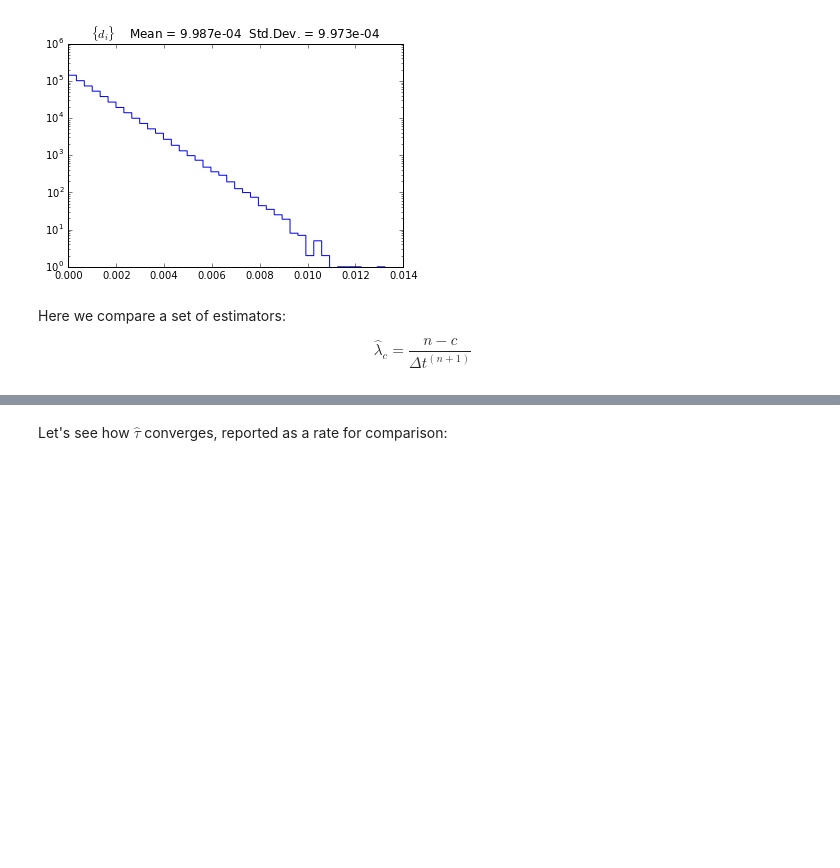
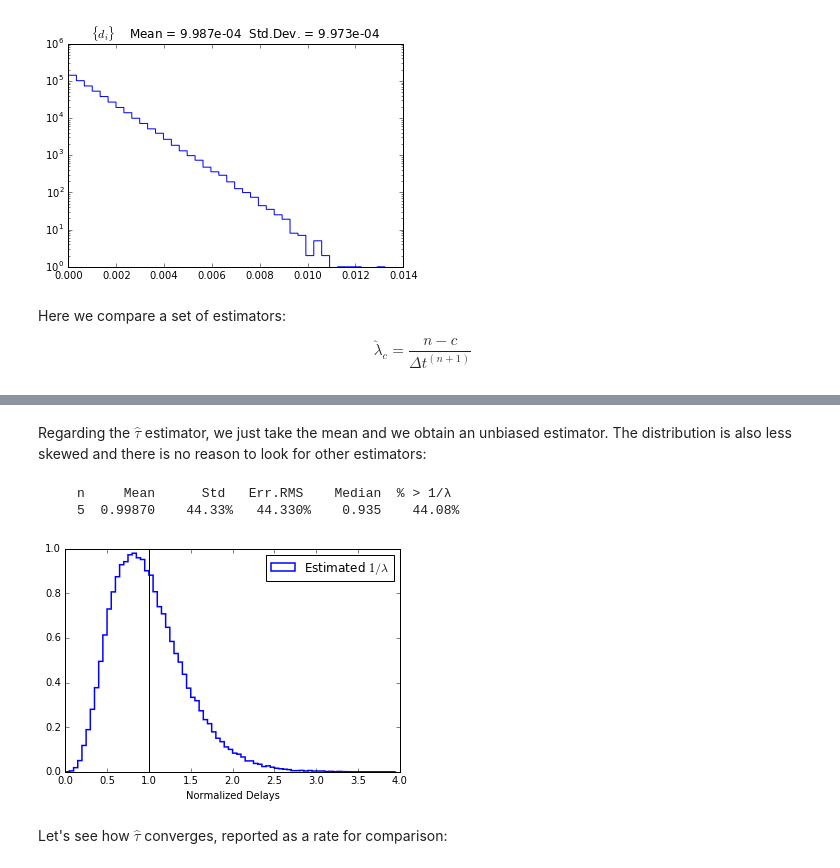
Before and after one commit to tritemio/notebooks, a Jupyter notebook: Estimation of rates of random events.ipynb, the cells around one changed output, grey strips where cells are left out. Saved outputs shown, nothing was run; the diff lists cells and outputs as text; code cells hidden in the pictures; blank space fills up the shorter version.

```diff
--- a/Estimation of rates of random events.ipynb
+++ b/Estimation of rates of random events.ipynb
@@ -130,5 +131,26 @@ We can observe that:
   a rate $\ge \lambda$ 56% of times.
 - with $c = 1/3$, the estimator has median equal to the true rate.
+# %% [markdown]
+Regarding the $\hat{\tau}$ estimator, we just take the mean and
+we obtain an unbiased estimator. The distribution is also less skewed
+and there is no reason to look for other estimators:
+# %%
+kws = dict(bins=np.arange(0, 4, 0.05), histtype='step', lw=1.5, normed=True)
+print('{:>6} {:>8} {:>8}  {:>8}  {:>8} {:>8}'
+      .format('n', 'Mean', 'Std', 'Err.RMS', 'Median', '% > 1/λ'))
+d_h = np.mean(d1, axis=1) * λ
+d_h_err_rms = np.sqrt(np.mean(((d_h - 1)**2)))
+plt.hist(d_h, **kws, label = 'Estimated $1/\lambda$');
+print('%6d %8.5f %8.2f%% %8.3f%% %8.3f %8.2f%%' %
+      (n, d_h.mean(), d_h.std()*100, d_h_err_rms*100, np.median(d_h),
+      (d_h > 1).sum() * 100 / num_iter))
+plt.legend()
+plt.xlabel('Normalized Delays')
+plt.axvline(1, color='k');
+# %% [output]
+     n     Mean      Std   Err.RMS    Median  % > 1/λ
+     5  0.99870    44.33%   44.330%    0.935    44.08%
+[figure, added]
 # %% [markdown]
 Let's see how $\hat{\tau}$ converges, reported as a rate for comparison:
 # %%
```
Also changed, not shown: parts of 4 cells of this notebook.
